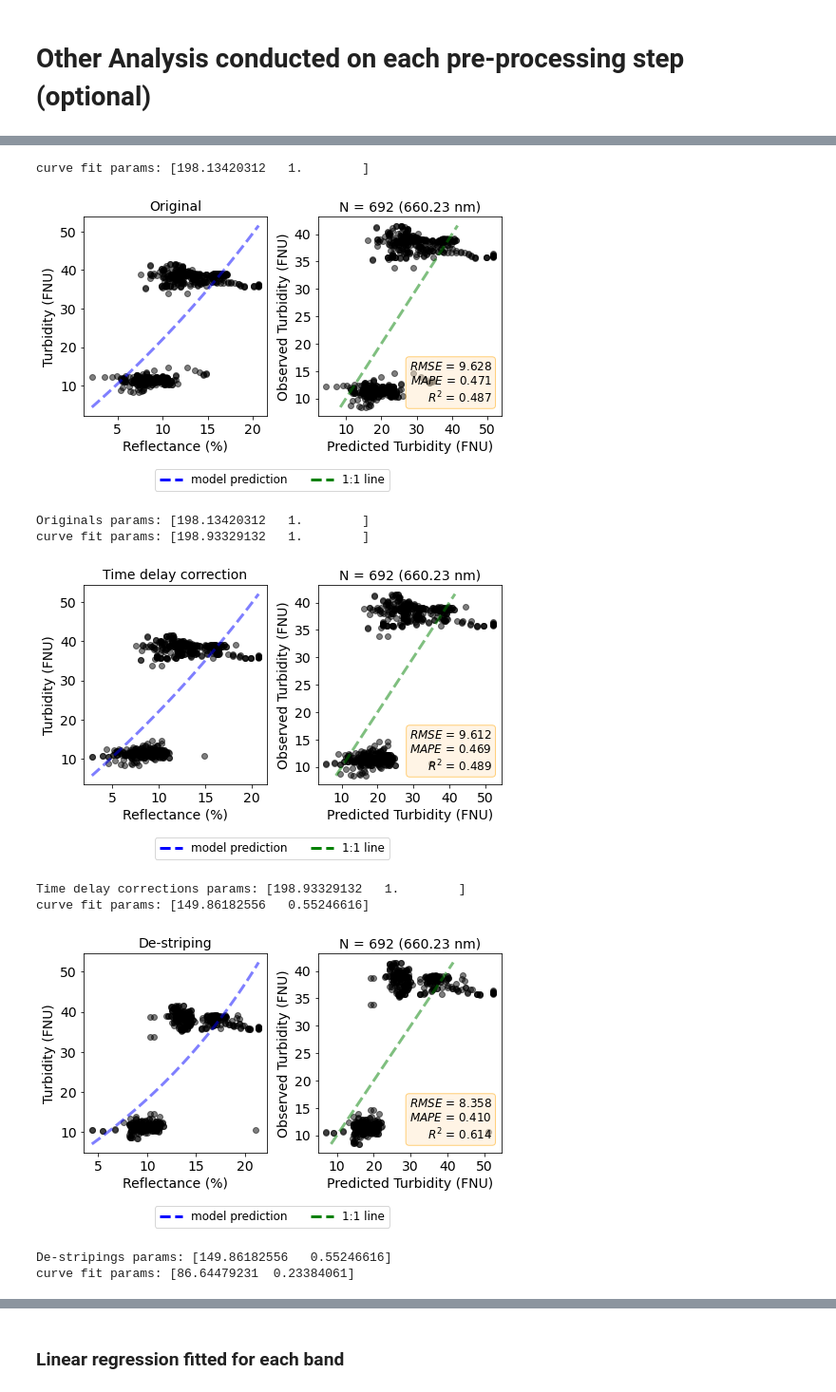
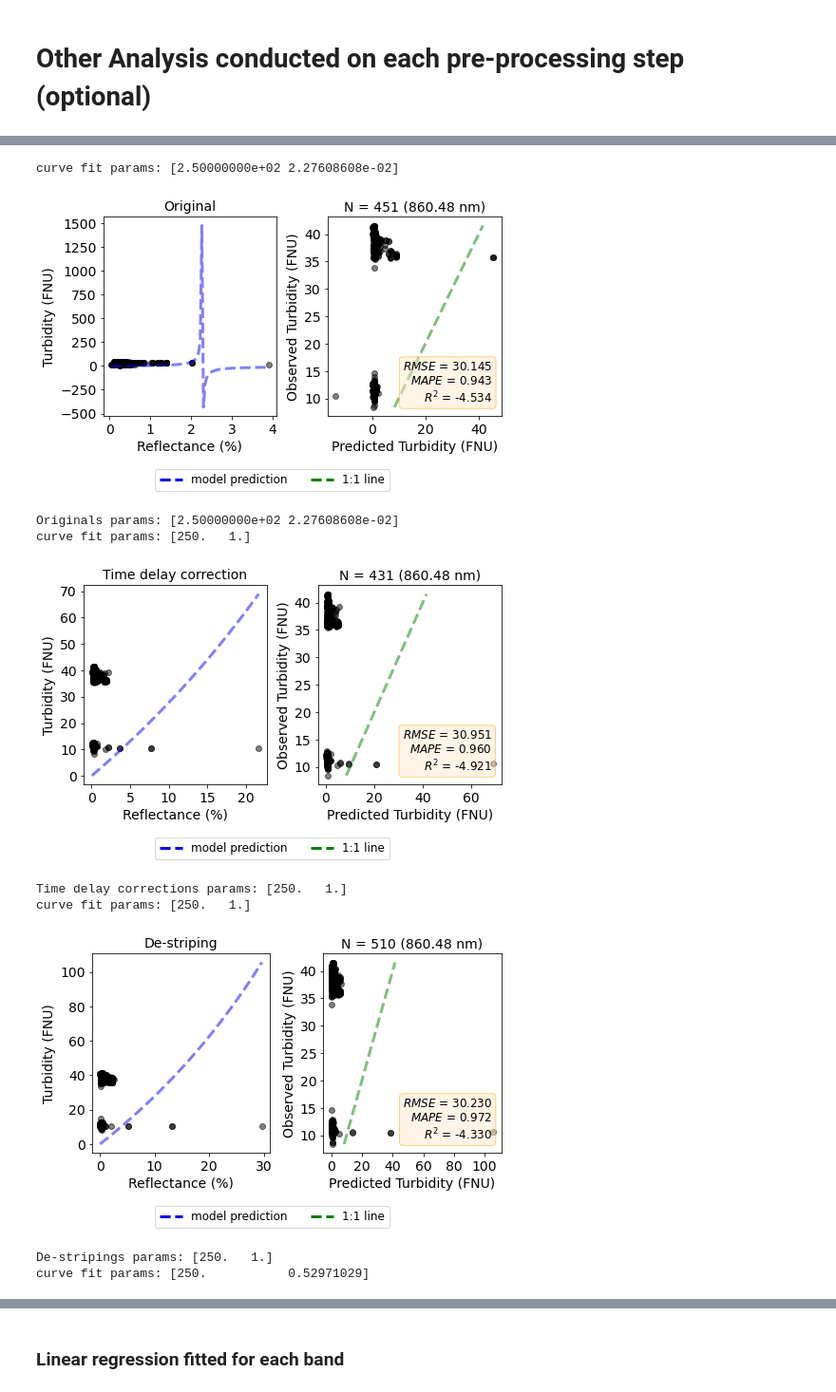
Before and after one commit to pakhuiying/CoastalWQL, a Jupyter notebook: CoastalWQL_nb.ipynb, the cells around one changed output, grey strips where cells are left out. Shown at 95% size. Saved outputs shown, nothing was run; the diff lists cells and outputs as text; code cells hidden in the pictures.

```diff
--- a/CoastalWQL_nb.ipynb
+++ b/CoastalWQL_nb.ipynb
@@ -347,32 +360,33 @@ save_dir = r"C:\Users\PAKHUIYING\OneDrive - Nanyang Technological University\Res
 # %%
 # for band_selected in [int(b) for b in bands_wavelengths()[::5]]:
-band_selected = 660
+band_selected = 860#660
 for i, (title,store_fp) in enumerate(zip(titles,dirList)):
     try:
         PT = PlotTSS(store_fp)
         df_list = []
         for line_number, fp in PT.fp_dict.items():
             # line_number = 8
             df = PT.get_df(fp)
             if line_number > 6 and line_number<15:
                 df_list.append(df)
         df_concat = pd.concat(df_list)
         band_number, band_name = [(i,band_number) for i,band_number in enumerate(df_concat.columns.to_list()) if band_number > band_selected][0]
         df = df_concat.iloc[:,band_number:band_number+1].dropna()
         params = PT.plot_predicted(df,band_number=0,method='curve',title=title,
                         bounds = ([0,0],[250,1]))
+
         print(f'{title}s params: {params}')
                         # save_fp = os.path.join(save_dir,f'{title}_band{int(band_name)}'))
     except:
         print(f'band:{band_selected} skipped')
 # %% [output]
-curve fit params: [198.13420312   1.        ]
+curve fit params: [2.50000000e+02 2.27608608e-02]
-[figure, old version]
+[figure, new version]
-Originals params: [198.13420312   1.        ]
-curve fit params: [198.93329132   1.        ]
+Originals params: [2.50000000e+02 2.27608608e-02]
+curve fit params: [250.   1.]
-[figure, old version]
+[figure, new version]
-Time delay corrections params: [198.93329132   1.        ]
-curve fit params: [149.86182556   0.55246616]
+Time delay corrections params: [250.   1.]
+curve fit params: [250.   1.]
-[figure, old version]
+[figure, new version]
-De-stripings params: [149.86182556   0.55246616]
-curve fit params: [86.64479231  0.23384061]
+De-stripings params: [250.   1.]
+curve fit params: [250.           0.52971029]
```
Also changed, not shown: parts of 10 cells of this notebook, 1 other file.
